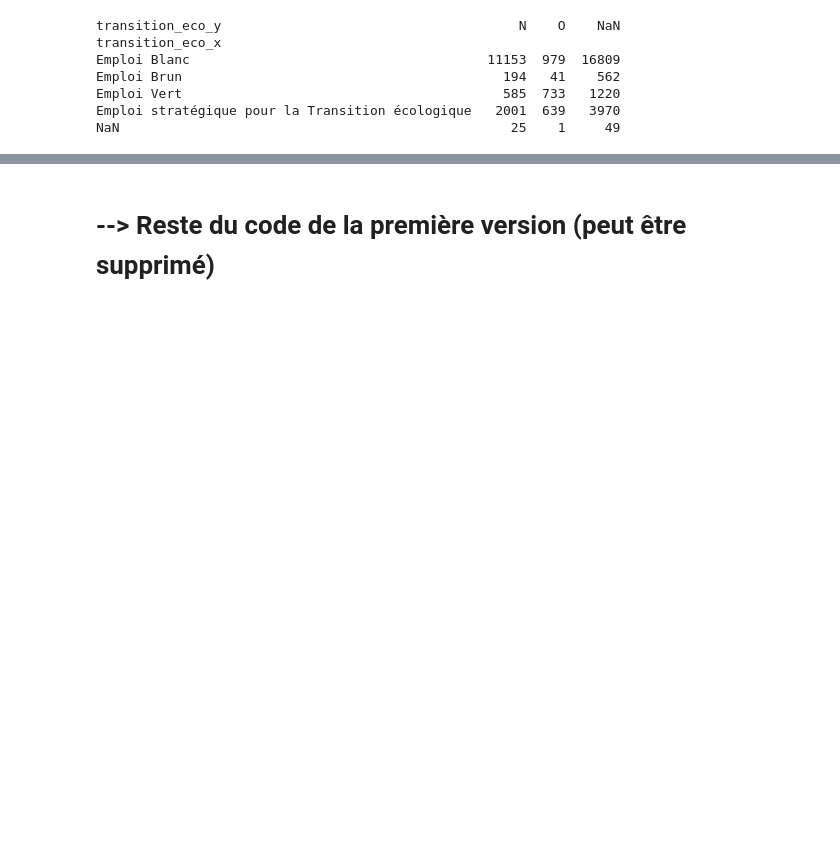
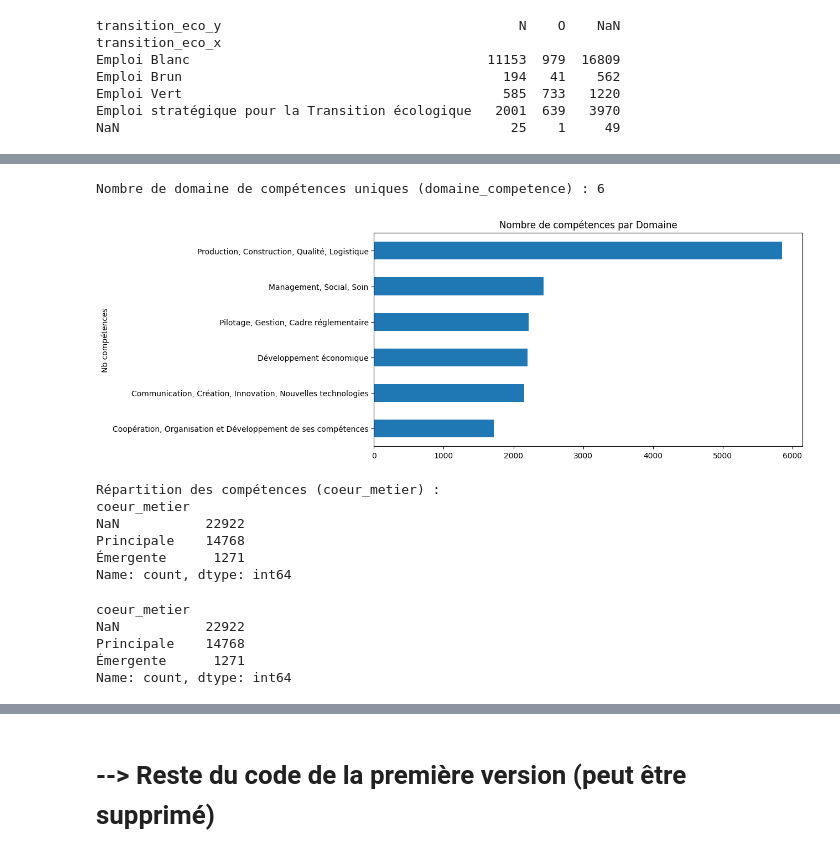
Before and after one commit to salphonse/Radar-Metier, a Jupyter notebook: script/ML/ML - EDA.ipynb, the cells around one changed output, grey strips where cells are left out. Drawn from its saved outputs; the diff is of its cells as text; code cells hidden in the pictures; blank space fills up the shorter version.

```diff
--- a/script/ML/ML - EDA.ipynb
+++ b/script/ML/ML - EDA.ipynb
@@ -457,0 +579,42 @@ Name: count, dtype: int64
+# %%
+# Nombre de domaines (domaine_competence).
+nb_domaine_competence = df['domaine_competence'].nunique()
+print("Nombre de domaine de compétences uniques (domaine_competence) :", nb_domaine_competence)
+# %% [output]
+Nombre de domaine de compétences uniques (domaine_competence) : 6
+# %%
+# Compter le nombre de compétences par domaine (classé par code)
+comp_par_domaine = (
+    df.groupby(["domaine_competence"])["code_ogr_competence"]
+    .nunique()
+    .sort_values(ascending= True)
+)
+# Graphique par domaine
+comp_par_domaine.plot(
+    kind="barh", figsize=(10,5), title="Nombre de compétences par Domaine",
+)
+plt.ylabel("Nb compétences")
+plt.show()
+# %% [output]
+[figure, added]
+# %%
+# Répartition compétences coeur vs secondaires (coeur_metier).
+# Comptage des valeurs dans la colonne coeur_metier
+repartition_coeur = df['coeur_metier'].value_counts(dropna=False)
+print("\nRépartition des compétences (coeur_metier) :")
+print(repartition_coeur)
+# %% [output]
+Répartition des compétences (coeur_metier) :
+coeur_metier
+NaN           22922
+Principale    14768
+Émergente      1271
+Name: count, dtype: int64
+# %%
+df['coeur_metier'].value_counts(dropna=False)
+# %% [output]
+coeur_metier
+NaN           22922
+Principale    14768
+Émergente      1271
+Name: count, dtype: int64
```
Also changed, not shown: parts of 36 cells of this notebook.
